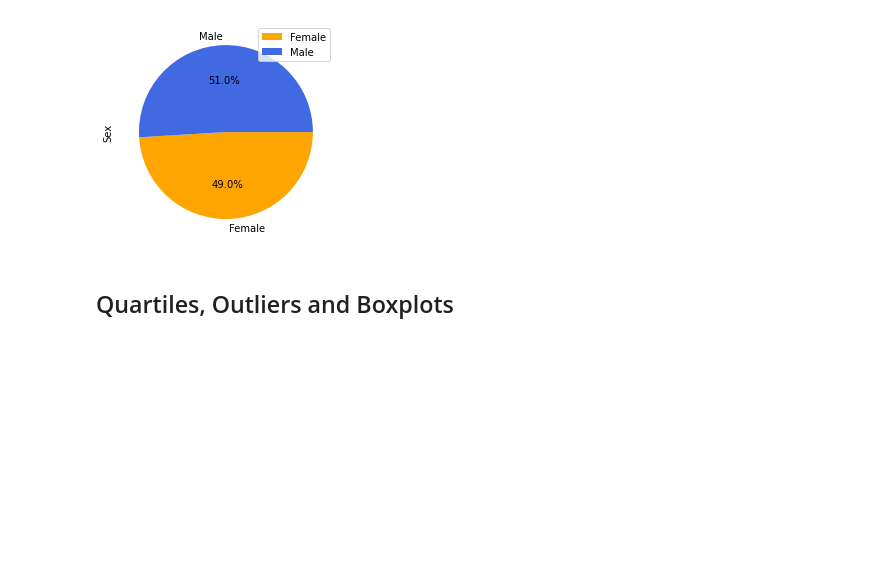
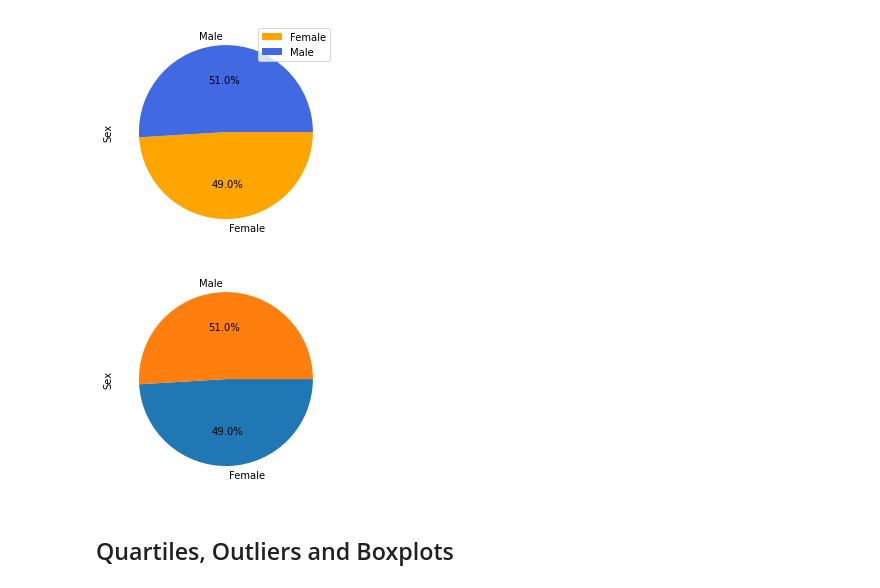
Before and after one commit to pparashar68/Matplotlib, a Jupyter notebook: Pymaceuticals/pymaceuticals.ipynb, the cells around one changed output. Drawn from its saved outputs; the diff is of its cells as text; code cells hidden in the pictures; blank space fills up the shorter version.

Commit message:
Added Pandas Pie Chart Pyplot code

```diff
--- a/Pymaceuticals/pymaceuticals.ipynb
+++ b/Pymaceuticals/pymaceuticals.ipynb
@@ -177,3 +176,10 @@ df.plot.pie(y="Sex",autopct='%1.1f%%',colors = ["orange","royalblue"],counterclo
+# %%
+my_data = distribution_of_female_male_df.values.tolist()
+plt.pie(my_data,autopct='%1.1f%%',counterclock=False,labels=["Female","Male"])
+plt.ylabel("Sex")
+plt.show(block=False)
+# %% [output]
+[figure, added]
 # %% [markdown]
 ## Quartiles, Outliers and Boxplots
 # %%
```
Also changed, not shown: parts of 3 cells of this notebook.
